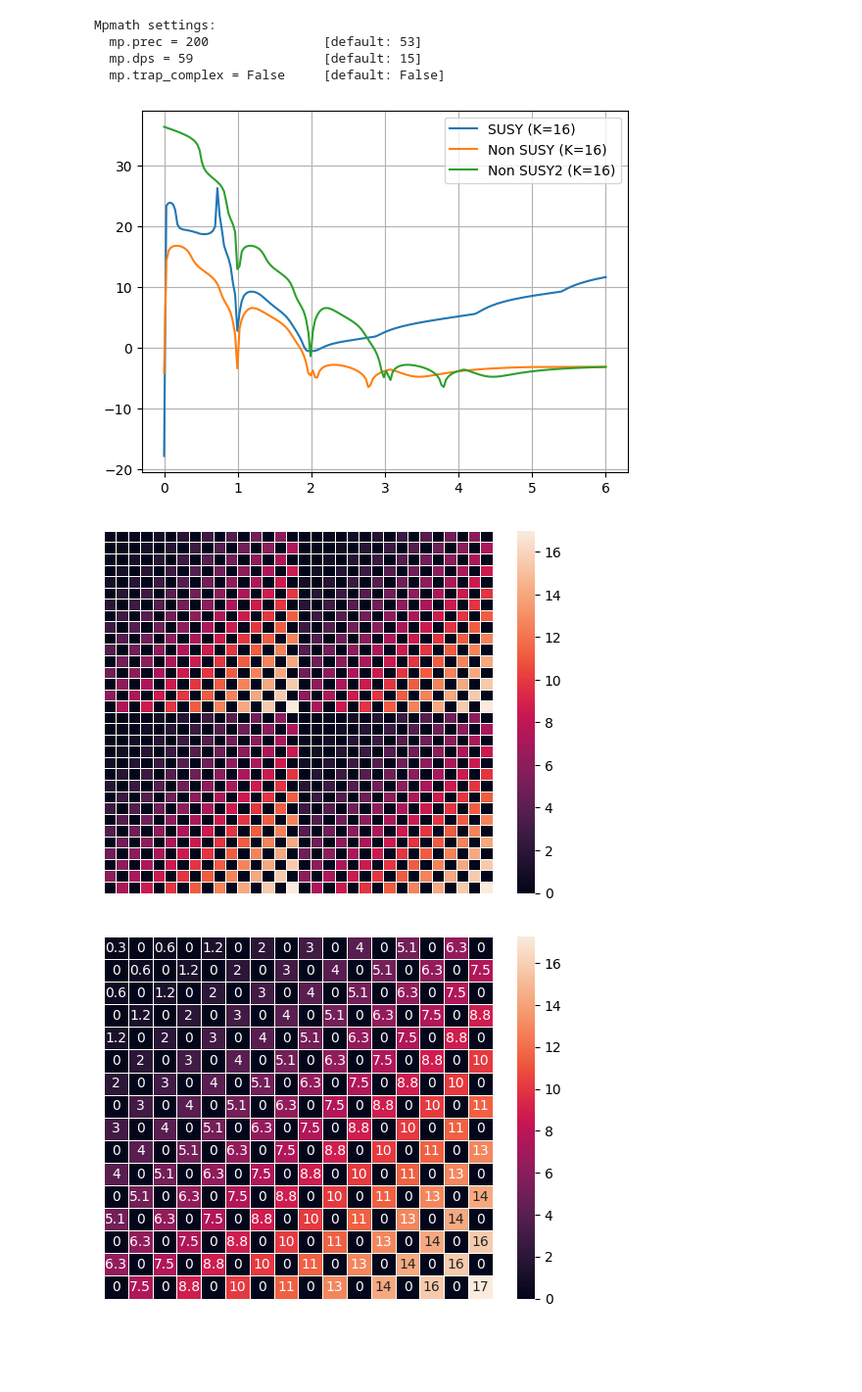
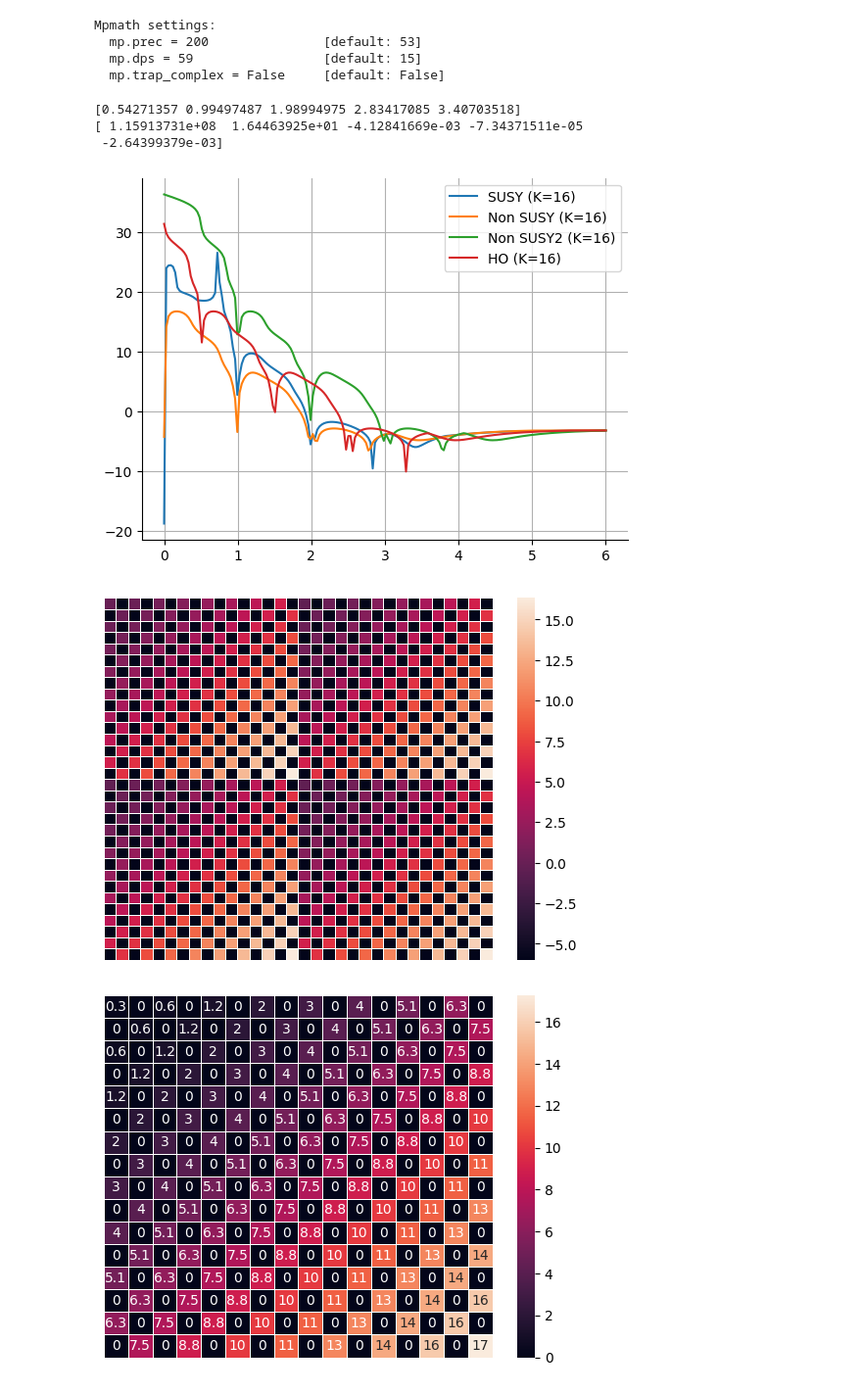
Before and after one commit to Newtech66/mtp-matrix-bootstrap, a Jupyter notebook: sdpa/sdpa_susy.ipynb, the cells around one changed output. Shown at 98% size. Drawn from its saved outputs; the diff is of its cells as text; code cells hidden in the pictures; blank space fills up the shorter version.

Commit message:
fixed susy with sigma3 basis

```diff
--- a/sdpa/sdpa_susy.ipynb
+++ b/sdpa/sdpa_susy.ipynb
@@ -85,13 +85,6 @@ class HankelProblem(Problem):
         super().initialize_problem()
         self._generate_internal_matrix_structure()
         self._generate_unsubstituted_sdpa_matrices()
-
-    def _internal_matrix_energy_substitution(self, energy):
-        M = copy.deepcopy(self._internal_matrix)
-        for i in range(M.shape[0]):
-            for j in range(M.shape[1]):
-                M[i, j] = M[i, j].subs([(self._E, energy)])
-        return M
 
     def _generate_unsubstituted_sdpa_matrices(self):
         # [F0] + [F1,...,Fc] + [t]
@@ -153,6 +146,7 @@ class SUSYProblem(HankelProblem):
     def _implement_recursion(self):
         # Normalization condition
         self._basis[0][0] = self._basis[0][0].subs({'x^0': mp.mpf('1')})
+        # self._basis[1][0] = self._basis[1][0].subs({'x^0PP\dag': mp.mpf('1')})
 
         for t in range(1, len(self._basis[0]) - self._dA + 1):
             ti = mp.mpf(t)
@@ -189,7 +183,7 @@ class SUSYProblem(HankelProblem):
 
         self._internal_matrix = np.block(
             [[M0, M1],
-             [M1, M1]])
+             [M1, M0]])
 # %%
 class NonSUSYProblem(HankelProblem):
     """
@@ -254,11 +253,13 @@ ts3 = solve(p3, Es)
 # %%
-plt.plot(Es, np.log(np.fabs(ts)), label='SUSY (K=16)')
-plt.plot(Es, np.log(np.fabs(ts2)), label='Non SUSY (K=16)')
-plt.plot(Es, np.log(np.fabs(ts3)), label='Non SUSY2 (K=16)')
-# peaks = find_peaks(-np.log(np.fabs(ts)),prominence=1)[0]
-# dips = Es[peaks]
-# print(dips)
-# print(ts[peaks])
+sns.lineplot(x=Es, y=np.log(np.fabs(ts)), label='SUSY (K=16)')
+sns.lineplot(x=Es, y=np.log(np.fabs(ts2)), label='Non SUSY (K=16)')
+sns.lineplot(x=Es, y=np.log(np.fabs(ts3)), label='Non SUSY2 (K=16)')
+sns.lineplot(x=Es, y=np.log(np.fabs(ts4)), label='HO (K=16)')
+sns.despine()
+peaks = find_peaks(-np.log(np.fabs(ts)),prominence=1)[0]
+dips = Es[peaks]
+print(dips)
+print(ts[peaks])
 # for dip in dips:
 #     plt.axvline(x=dip,ls='--',c='grey',alpha=0.7,zorder=-2)
 # peaks = find_peaks(-np.log(np.fabs(ts2)),prominence=1)[0]
@@ -271,28 +272,31 @@ plt.grid()
 plt.legend()
 plt.show()
 # %% [output]
+[0.54271357 0.99497487 1.98994975 2.83417085 3.40703518]
+[ 1.15913731e+08  1.64463925e+01 -4.12841669e-03 -7.34371511e-05
+ -2.64399379e-03]
-[figure, old version]
+[figure, new version]
 # %%
-t = p.solve(0.99497487)
+t = p.solve(0.49748744)
 # %%
 s = []
 K = 16
 with open('aho.result','r') as rfile:
     lines = rfile.readlines()
     for lpos, line in enumerate(lines):
         if line.startswith('xMat'):
             for i in range(2*K-1):
                 s.append(np.double(lines[lpos+2+i][3:-4].split(',')))
             s.append(np.double(lines[lpos+2+2*K-1][3:-7].split(',')))
             s=np.array(s)
             break
 s -= np.eye(2*K)*t
-ax = sns.heatmap(np.log10(1+np.abs(s)), linewidth=0.5)
+ax = sns.heatmap(np.log10(1e-6+np.abs(s)), linewidth=0.5)
 plt.xticks(ticks=[], labels=[])
 plt.yticks(ticks=[], labels=[])
 plt.show()
 # %% [output]
-[figure, old version]
+[figure, new version]
 # %%
 t = p2.solve(0.99497487)
 # %%
```
Also changed, not shown: parts of 4 cells of this notebook, 2 other files.
